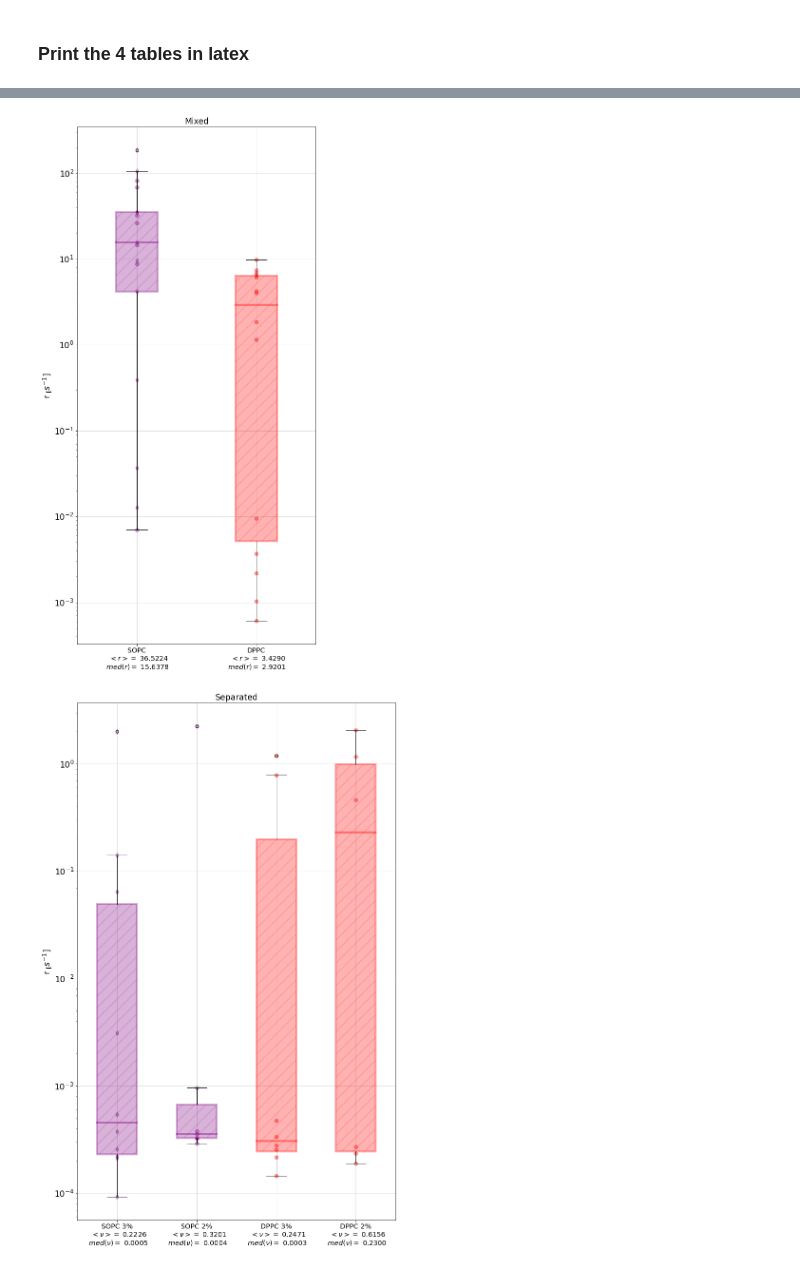
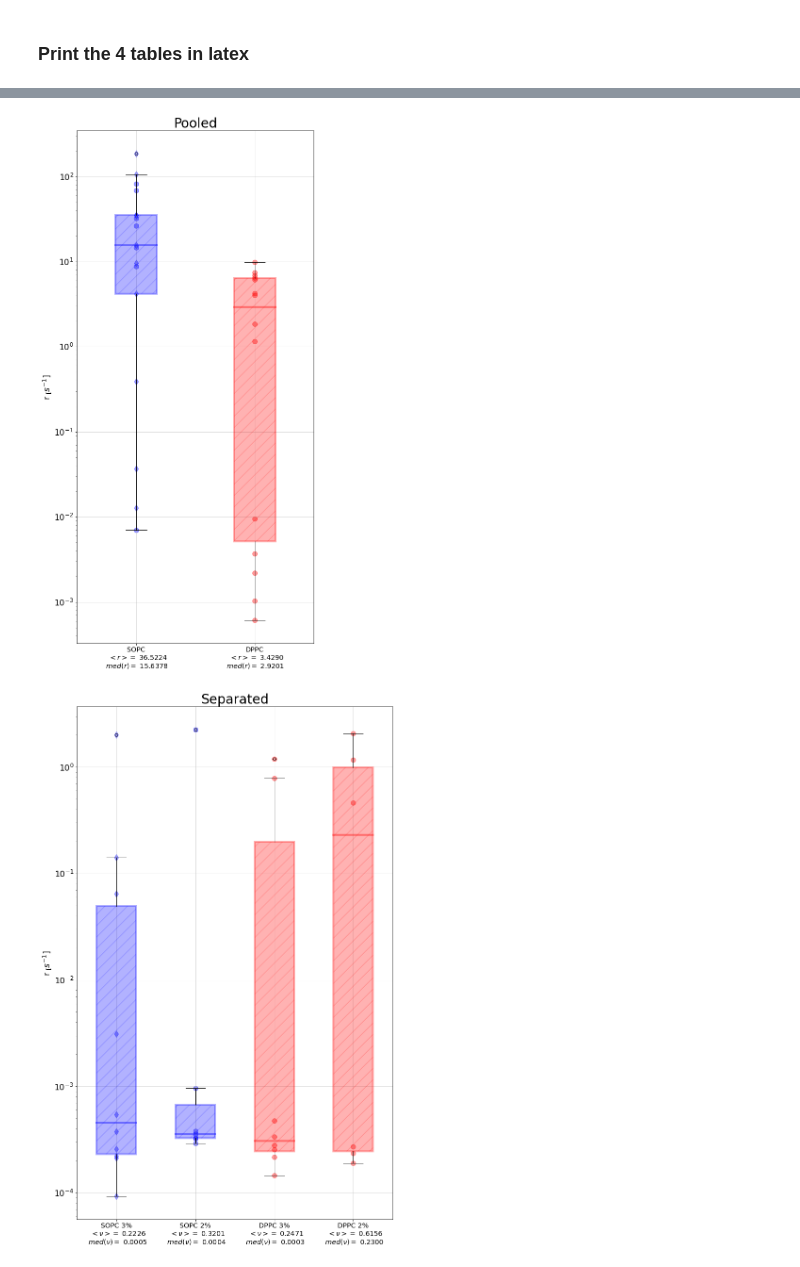
Before and after one commit to ahmed344/growth-curves, a Jupyter notebook: curves_separated.ipynb, the cells around one changed output, grey strips where cells are left out. Drawn from its saved outputs; the diff is of its cells as text; code cells hidden in the pictures.

```diff
--- a/curves_separated.ipynb
+++ b/curves_separated.ipynb
@@ -519,26 +561,26 @@ bp = plt.boxplot([r_sopc, r_dppc],
                 patch_artist=True);
 
 # Customize the boxes
-bp['boxes'][0].set(color = 'purple', hatch = '/', linewidth=4, alpha = 0.3)
-bp['boxes'][1].set(color = 'red'   , hatch = '/', linewidth=4, alpha = 0.3)
+bp['boxes'][0].set(color = 'blue', hatch = '/', linewidth=4, alpha = 0.3)
+bp['boxes'][1].set(color = 'red' , hatch = '/', linewidth=4, alpha = 0.3)
 
 # Customize the Median line
-bp['medians'][0].set(color = 'purple', linewidth=4, alpha = 0.4)
-bp['medians'][1].set(color = 'red'   , linewidth=4, alpha = 0.4)
+bp['medians'][0].set(color = 'blue', linewidth=4, alpha = 0.4)
+bp['medians'][1].set(color = 'red' , linewidth=4, alpha = 0.4)
 
 
 # Plot the scattered points
-plt.scatter(x = [1] * len(r_sopc3), y = r_sopc3, color='purple', s = 60, alpha = 0.4, label= 'Mouse  Ecad on SOPC 3%', marker='d')
-plt.scatter(x = [1] * len(r_sopc2), y = r_sopc2, color='purple', s = 60, alpha = 0.4, label= 'Human Ecad on SOPC 2%')
-plt.scatter(x = [2] * len(r_dppc3), y = r_dppc3, color='red'   , s = 60, alpha = 0.4, label= 'Human Ecad on DPPC 3%')
-plt.scatter(x = [2] * len(r_dppc2), y = r_dppc2, color='red'   , s = 60, alpha = 0.4, label= 'Human Ecad on DPPC 2%')
+plt.scatter(x = [1] * len(r_sopc3), y = r_sopc3, color='blue', s=100, alpha=0.4, label='Mouse  Ecad on SOPC 3%', marker='d')
+plt.scatter(x = [1] * len(r_sopc2), y = r_sopc2, color='blue', s=100, alpha=0.4, label='Human Ecad on SOPC 2%')
+plt.scatter(x = [2] * len(r_dppc3), y = r_dppc3, color='red' , s=100, alpha=0.4, label='Human Ecad on DPPC 3%')
+plt.scatter(x = [2] * len(r_dppc2), y = r_dppc2, color='red' , s=100, alpha=0.4, label='Human Ecad on DPPC 2%')
 
 # Customize the table
 plt.ylabel('r $_[s^{-1}$]', fontsize= 'xx-large')
 plt.xticks(fontsize= 'x-large')
 plt.yticks(fontsize= 'xx-large')
 plt.yscale('log')
-plt.title('Mixed', fontsize='xx-large')
+plt.title('Pooled', fontsize=28)
 plt.grid(alpha=0.5)
 # plt.legend(fontsize='x-large')
 
@@ -546,53 +588,53 @@ plt.grid(alpha=0.5)
 plt.savefig("Results/boxplot_Rgrowth_rate_mixed")
 plt.show()
 # %% [output]
-[figure, old version]
+[figure, new version]
 # %%
 plt.figure(figsize=(12,20))     # 16.54,20
 
 # Define the boxes
 bp = plt.boxplot([u_sopc3, u_sopc2, u_dppc3, u_dppc2],
                 labels = [f'SOPC 3%\n  $<\u03BD>=$ {u_sopc3.mean():.4f}\n $med(\u03BD)=$ {np.median(u_sopc3):.4f}',
                           f'SOPC 2%\n  $<\u03BD>=$ {u_sopc2.mean():.4f}\n $med(\u03BD)=$ {np.median(u_sopc2):.4f}',
                           f'DPPC 3%\n  $<\u03BD>=$ {u_dppc3.mean():.4f}\n $med(\u03BD)=$ {np.median(u_dppc3):.4f}',
                           f'DPPC 2%\n  $<\u03BD>=$ {u_dppc2.mean():.4f}\n $med(\u03BD)=$ {np.median(u_dppc2):.4f}'],
                 whis = 3.5,
                 widths = 0.5,
                 patch_artist=True);
 
 # Customize the boxes
-bp['boxes'][0].set(color = 'purple', hatch = '/', linewidth=4, alpha = 0.3)
-bp['boxes'][1].set(color = 'purple', hatch = '/', linewidth=4, alpha = 0.3)
-bp['boxes'][2].set(color = 'red'   , hatch = '/', linewidth=4, alpha = 0.3)
-bp['boxes'][3].set(color = 'red'   , hatch = '/', linewidth=4, alpha = 0.3)
+bp['boxes'][0].set(color='blue', hatch='/', linewidth=4, alpha=0.3)
+bp['boxes'][1].set(color='blue', hatch='/', linewidth=4, alpha=0.3)
+bp['boxes'][2].set(color='red' , hatch='/', linewidth=4, alpha=0.3)
+bp['boxes'][3].set(color='red' , hatch='/', linewidth=4, alpha=0.3)
 
 # Customize the Median line
-bp['medians'][0].set(color = 'purple', linewidth=4, alpha = 0.4)
-bp['medians'][1].set(color = 'purple', linewidth=4, alpha = 0.4)
-bp['medians'][2].set(color = 'red'   , linewidth=4, alpha = 0.4)
-bp['medians'][3].set(color = 'red'   , linewidth=4, alpha = 0.4)
+bp['medians'][0].set(color='blue', linewidth=4, alpha=0.4)
+bp['medians'][1].set(color='blue', linewidth=4, alpha=0.4)
+bp['medians'][2].set(color='red' , linewidth=4, alpha=0.4)
+bp['medians'][3].set(color='red' , linewidth=4, alpha=0.4)
 
 
 # Plot the scattered points
-plt.scatter(x = [1] * len(u_sopc3), y = u_sopc3, color='purple', s = 60, alpha = 0.4, label='Mouse  Ecad on SOPC 3%', marker='d')
-plt.scatter(x = [2] * len(u_sopc2), y = u_sopc2, color='purple', s = 60, alpha = 0.4, label='Human Ecad on SOPC 2%')
-plt.scatter(x = [3] * len(u_dppc3), y = u_dppc3, color='red'   , s = 60, alpha = 0.4, label='Human Ecad on DPPC 3%')
-plt.scatter(x = [4] * len(u_dppc2), y = u_dppc2, color='red'   , s = 60, alpha = 0.4, label='Human Ecad on DPPC 2%')
+plt.scatter(x = [1] * len(u_sopc3), y = u_sopc3, color='blue', s=100, alpha = 0.4, label='Mouse  Ecad on SOPC 3%', marker='d')
+plt.scatter(x = [2] * len(u_sopc2), y = u_sopc2, color='blue', s=100, alpha = 0.4, label='Human Ecad on SOPC 2%')
+plt.scatter(x = [3] * len(u_dppc3), y = u_dppc3, color='red' , s=100, alpha = 0.4, label='Human Ecad on DPPC 3%')
+plt.scatter(x = [4] * len(u_dppc2), y = u_dppc2, color='red' , s=100, alpha = 0.4, label='Human Ecad on DPPC 2%')
 
 # Customize the table
 plt.ylabel('r $_[s^{-1}$]', fontsize= 'xx-large')
 plt.xticks(fontsize= 'x-large')
 plt.yticks(fontsize= 'xx-large')
 plt.yscale('log')
-plt.title('Separated', fontsize='xx-large')
+plt.title('Separated', fontsize=28)
 plt.grid(alpha=0.5)
 #plt.legend(fontsize='x-large')
 
 # Save the figure
 plt.savefig("Results/boxplot_u_separated")
 plt.show()
 # %% [output]
-[figure, old version]
+[figure, new version]
 # %%
 plt.figure(figsize=(9,20))     # 16.54,20
 
```
Also changed, not shown: parts of 8 cells of this notebook.
